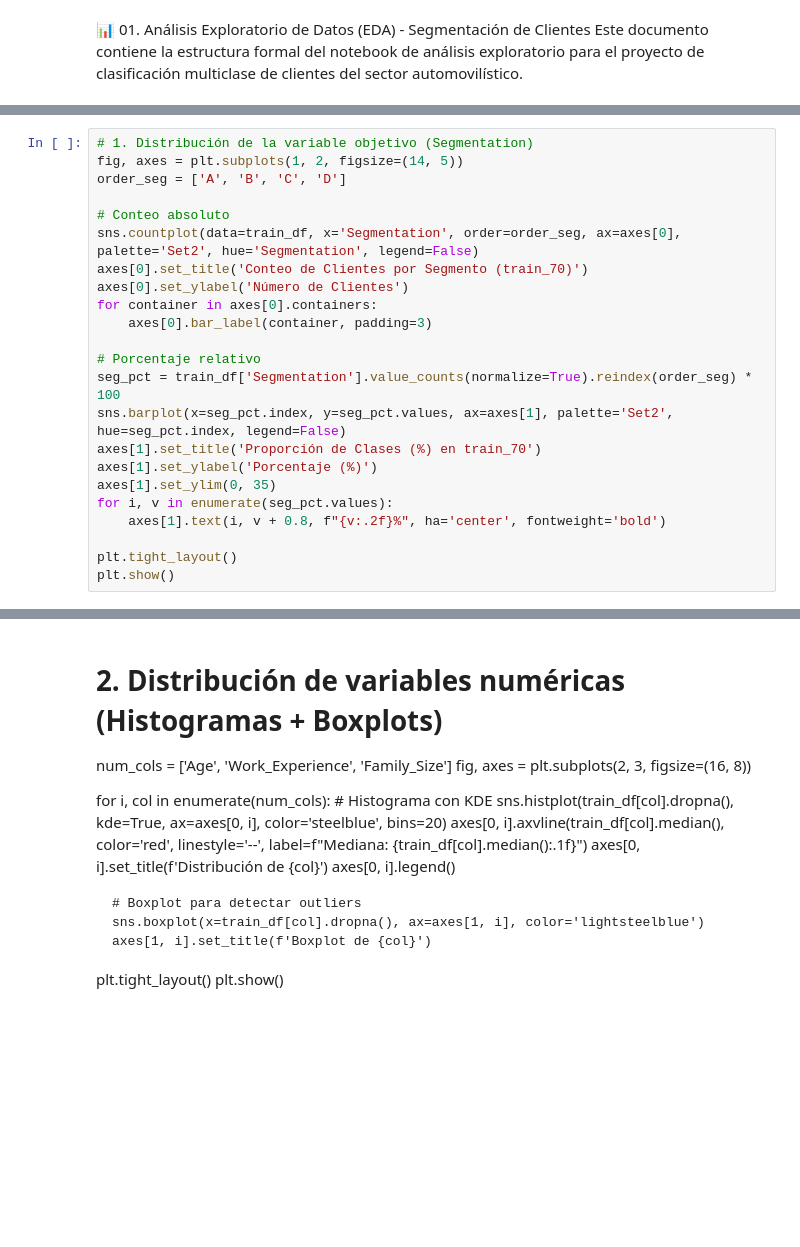
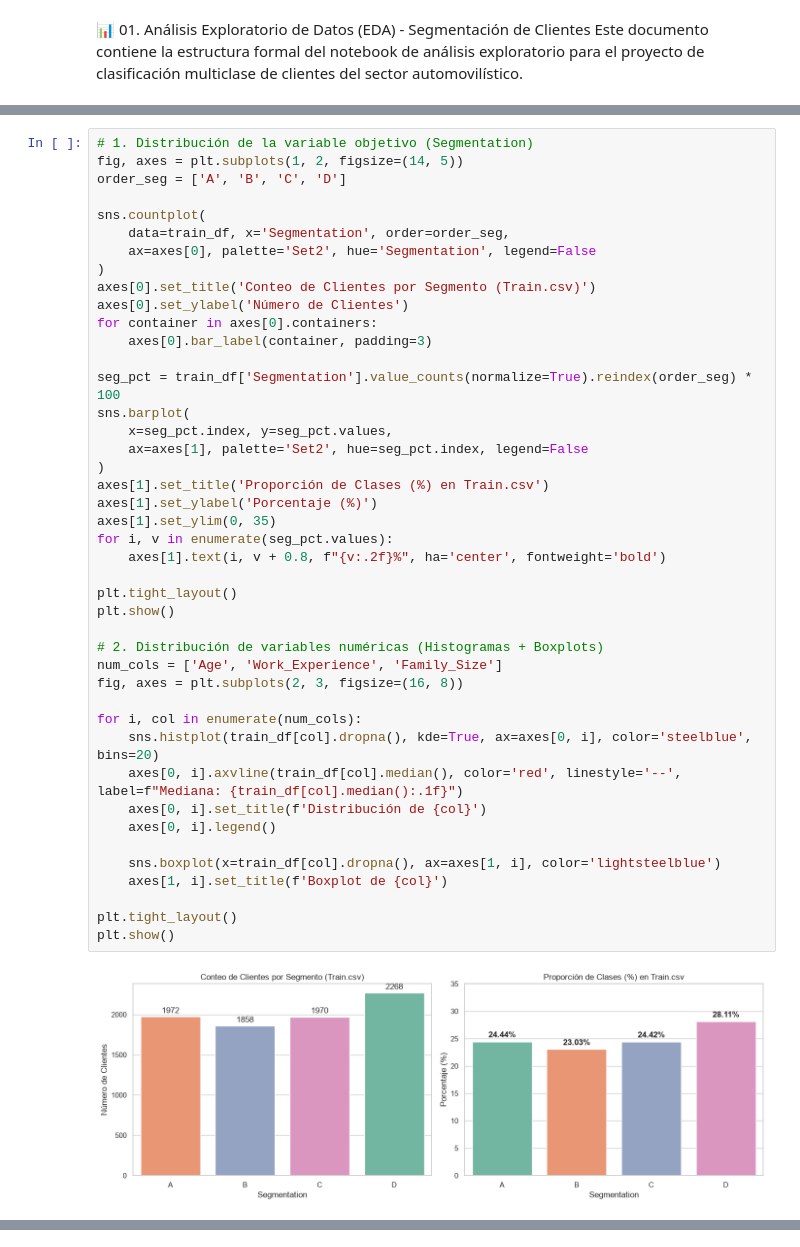
Before and after one commit to IA-P1-BCN/customer-segmentation-multiclass, a Jupyter notebook: 01_eda_inicial.ipynb, the cells around one changed output, grey strips where cells are left out. Cells and saved outputs as stored; diff of their text form; blank space fills up the shorter version.

Commit message:
feat(eda): EDA inicial sobre Train.csv y generacion de split estratificado 70/15/15

```diff
--- a/01_eda_inicial.ipynb
+++ b/01_eda_inicial.ipynb
@@ -142,23 +101,45 @@ Se verifica que el muestreo estratificado conserva el equilibrio natural entre l
 # %%
 # 1. Distribución de la variable objetivo (Segmentation)
 fig, axes = plt.subplots(1, 2, figsize=(14, 5))
 order_seg = ['A', 'B', 'C', 'D']
 
-# Conteo absoluto
-sns.countplot(data=train_df, x='Segmentation', order=order_seg, ax=axes[0], palette='Set2', hue='Segmentation', legend=False)
-axes[0].set_title('Conteo de Clientes por Segmento (train_70)')
+sns.countplot(
+    data=train_df, x='Segmentation', order=order_seg,
+    ax=axes[0], palette='Set2', hue='Segmentation', legend=False
+)
+axes[0].set_title('Conteo de Clientes por Segmento (Train.csv)')
 axes[0].set_ylabel('Número de Clientes')
 for container in axes[0].containers:
     axes[0].bar_label(container, padding=3)
 
-# Porcentaje relativo
 seg_pct = train_df['Segmentation'].value_counts(normalize=True).reindex(order_seg) * 100
-sns.barplot(x=seg_pct.index, y=seg_pct.values, ax=axes[1], palette='Set2', hue=seg_pct.index, legend=False)
-axes[1].set_title('Proporción de Clases (%) en train_70')
+sns.barplot(
+    x=seg_pct.index, y=seg_pct.values,
+    ax=axes[1], palette='Set2', hue=seg_pct.index, legend=False
+)
+axes[1].set_title('Proporción de Clases (%) en Train.csv')
 axes[1].set_ylabel('Porcentaje (%)')
 axes[1].set_ylim(0, 35)
 for i, v in enumerate(seg_pct.values):
     axes[1].text(i, v + 0.8, f"{v:.2f}%", ha='center', fontweight='bold')
 
 plt.tight_layout()
 plt.show()
+
+# 2. Distribución de variables numéricas (Histogramas + Boxplots)
+num_cols = ['Age', 'Work_Experience', 'Family_Size']
+fig, axes = plt.subplots(2, 3, figsize=(16, 8))
+
+for i, col in enumerate(num_cols):
+    sns.histplot(train_df[col].dropna(), kde=True, ax=axes[0, i], color='steelblue', bins=20)
+    axes[0, i].axvline(train_df[col].median(), color='red', linestyle='--', label=f"Mediana: {train_df[col].median():.1f}")
+    axes[0, i].set_title(f'Distribución de {col}')
+    axes[0, i].legend()
+
+    sns.boxplot(x=train_df[col].dropna(), ax=axes[1, i], color='lightsteelblue')
+    axes[1, i].set_title(f'Boxplot de {col}')
+
+plt.tight_layout()
+plt.show()
+# %% [output]
+[figure, added]
@@ -165,18 +146,0 @@ plt.show()
-# %% [markdown]
-# 2. Distribución de variables numéricas (Histogramas + Boxplots)
-num_cols = ['Age', 'Work_Experience', 'Family_Size']
-fig, axes = plt.subplots(2, 3, figsize=(16, 8))
-
-for i, col in enumerate(num_cols):
-    # Histograma con KDE
-    sns.histplot(train_df[col].dropna(), kde=True, ax=axes[0, i], color='steelblue', bins=20)
-    axes[0, i].axvline(train_df[col].median(), color='red', linestyle='--', label=f"Mediana: {train_df[col].median():.1f}")
-    axes[0, i].set_title(f'Distribución de {col}')
-    axes[0, i].legend()
-
-    # Boxplot para detectar outliers
-    sns.boxplot(x=train_df[col].dropna(), ax=axes[1, i], color='lightsteelblue')
-    axes[1, i].set_title(f'Boxplot de {col}')
-
-plt.tight_layout()
-plt.show()
```
Also changed, not shown: parts of 13 cells of this notebook, 3 other files.
